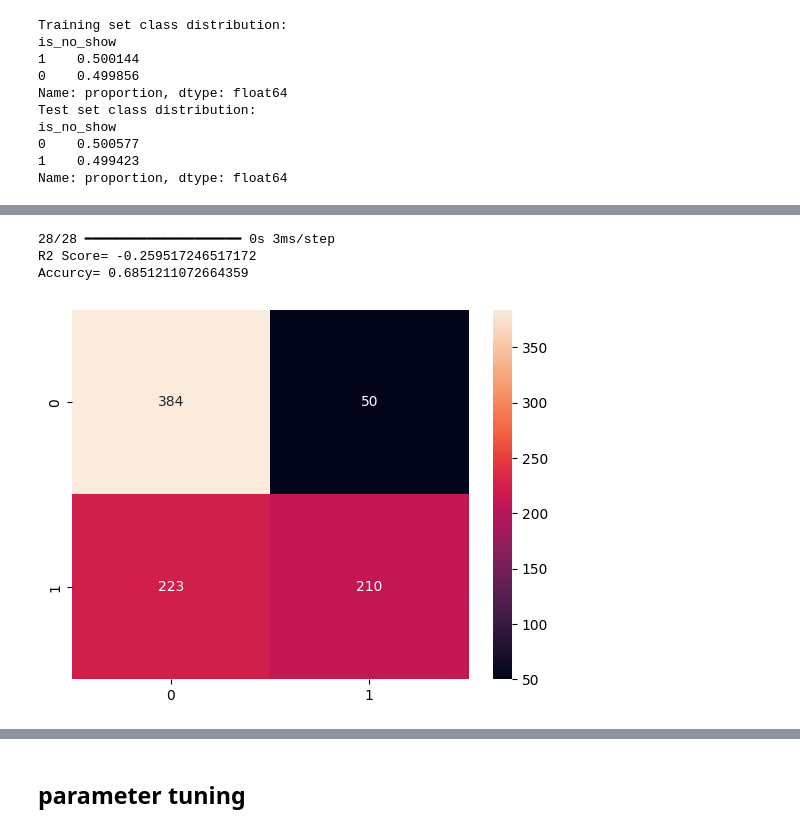
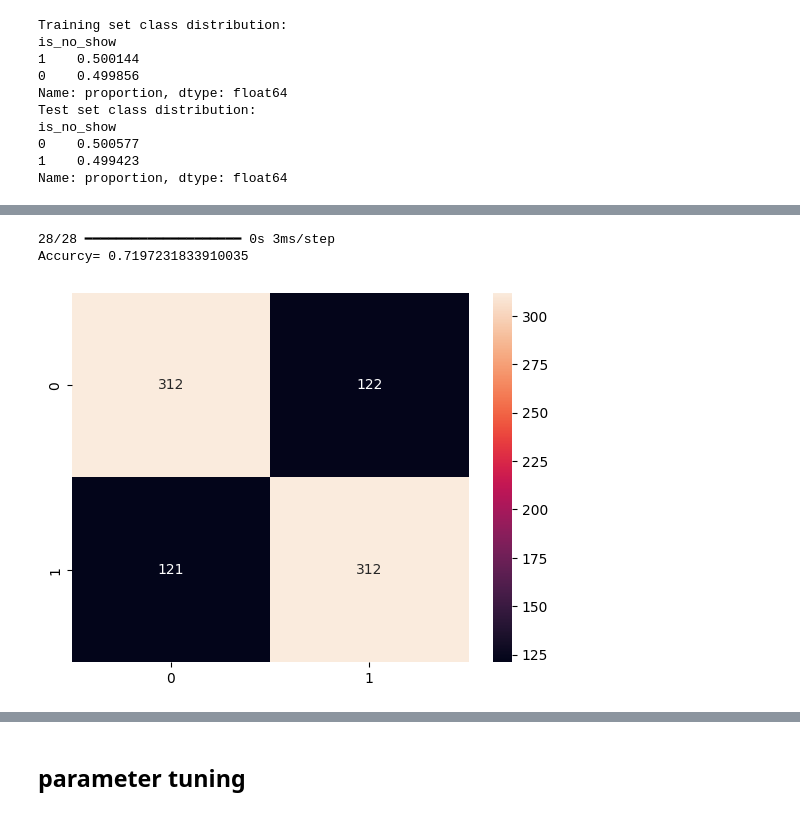
Before and after one commit to carolinahdzm/TCA_clasificacion_Equipo3, a Jupyter notebook: RESERVACIONES_ANALISIS-FINAL.ipynb, the cells around one changed output, grey strips where cells are left out. Cells and saved outputs as stored; diff of their text form; code cells hidden in the pictures.

```diff
--- a/RESERVACIONES_ANALISIS-FINAL.ipynb
+++ b/RESERVACIONES_ANALISIS-FINAL.ipynb
@@ -271,3 +171,5 @@ df_resv.head()
+# %%
+df_resv=process_reservations(df_resv)
 # %%
 corr_resv = df_resv.corr(numeric_only=True)
 plt.figure(figsize=(16, 14))
@@ -489,7 +391,7 @@ df_reservaciones = shuffle(df_resv, random_state=42)
 
 # Dividir los datos en conjuntos de entrenamiento y prueba con estratificación
 X = df_reservaciones[['days_to_arrival', 'id_agencia', 'id_estatus_reservaciones','h_num_noc',
-                     'h_tfa_total', 'week_of_year','ID_Segmento_Comp', 'reservation_day_of_week','late_booking']]  # Asume que 'reservacion' es tu columna objetivo
+                     'h_tfa_total', 'week_of_year','ID_Segmento_Comp', 'reservation_day_of_week','late_booking','h_num_noc']]  # Asume que 'reservacion' es tu columna objetivo
 y = df_reservaciones['is_no_show']
 # %%
 from imblearn.under_sampling import RandomUnderSampler
@@ -537,27 +439,21 @@ is_no_show
 Name: proportion, dtype: float64
 # %%
 from keras.models import Sequential
+from keras.optimizers import Adam
+
 model = Sequential()
 model.add(Dense(10, activation="relu", input_dim=X_train.shape[1]))
-model.add(Dense(10, activation="relu"))
+model.add(Dense(20, activation="relu"))
+model.add(Dense(30, activation="relu"))
+model.add(Dense(40, activation="relu"))
+model.add(Dense(30, activation="relu"))
+model.add(Dense(20, activation="relu"))
 model.add(Dense(10, activation="relu"))
 model.add(Dense(1, activation="sigmoid"))
-model.compile(optimizer="adam", loss="binary_crossentropy", metrics=['accuracy'])
+optimizer = Adam(learning_rate=0.0001)  # Test different rates
+model.compile(optimizer=optimizer, loss="binary_crossentropy", metrics=['accuracy'])
+
+#model.compile(optimizer="adam", loss="binary_crossentropy", metrics=['accuracy'])
-# %%
-from keras.models import Sequential
-from keras.optimizers import Adam
-
-model = Sequential()
-model.add(Dense(10, activation="relu", input_dim=X_train.shape[1]))
-model.add(Dense(10, activation="relu"))
-model.add(Dense(10, activation="relu"))
-model.add(Dense(10, activation="relu"))
-model.add(Dense(10, activation="relu"))
-model.add(Dense(1, activation="sigmoid"))
-optimizer = Adam(learning_rate=0.0001)  # Test different rates
-model.compile(optimizer=optimizer, loss="binary_crossentropy", metrics=['accuracy'])
-
-#model.compile(optimizer="adam", loss="binary_crossentropy", metrics=['accuracy'])
 # %%
 history = model.fit(X_train, y_train, epochs=500, batch_size=32, validation_split=0.2)
 model.summary()
@@ -593,25 +512,23 @@ val_lowest
 # %%
 from sklearn.metrics import r2_score,accuracy_score
 from sklearn.metrics import confusion_matrix
 from sklearn.metrics import classification_report, confusion_matrix
 
 y_pred=model.predict(X_test)
 y_pred=(y_pred>0.5)
 
-R2 = r2_score(y_test, y_pred)
-print("R2 Score=",R2 )
+
 Accurcy = accuracy_score(y_test, y_pred)
 print("Accurcy=",Accurcy )
 
 
 conf_matrix=confusion_matrix(y_test,y_pred)
 sns.heatmap(conf_matrix,annot=True, fmt='d')
 plt.show()
 # %% [output]
 28/28 ━━━━━━━━━━━━━━━━━━━━ 0s 3ms/step
-R2 Score= -0.259517246517172
-Accurcy= 0.6851211072664359
+Accurcy= 0.7197231833910035
-[figure, old version]
+[figure, new version]
 # %%
 # Define a function to plot the confusion matrix as a heatmap
 def plot_confusion_matrix(y_true, y_pred):
```
Also changed, not shown: parts of 41 cells of this notebook.
